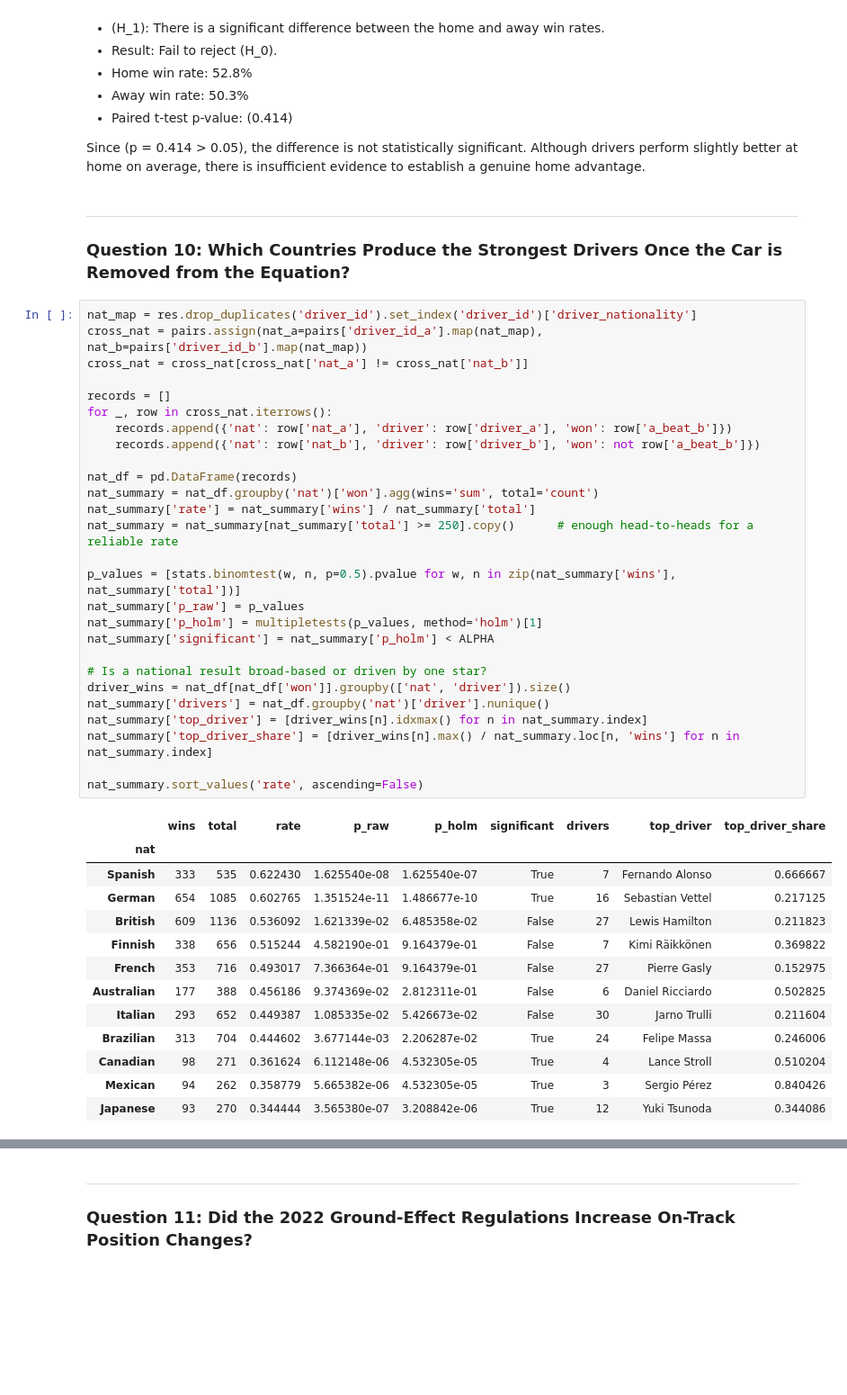
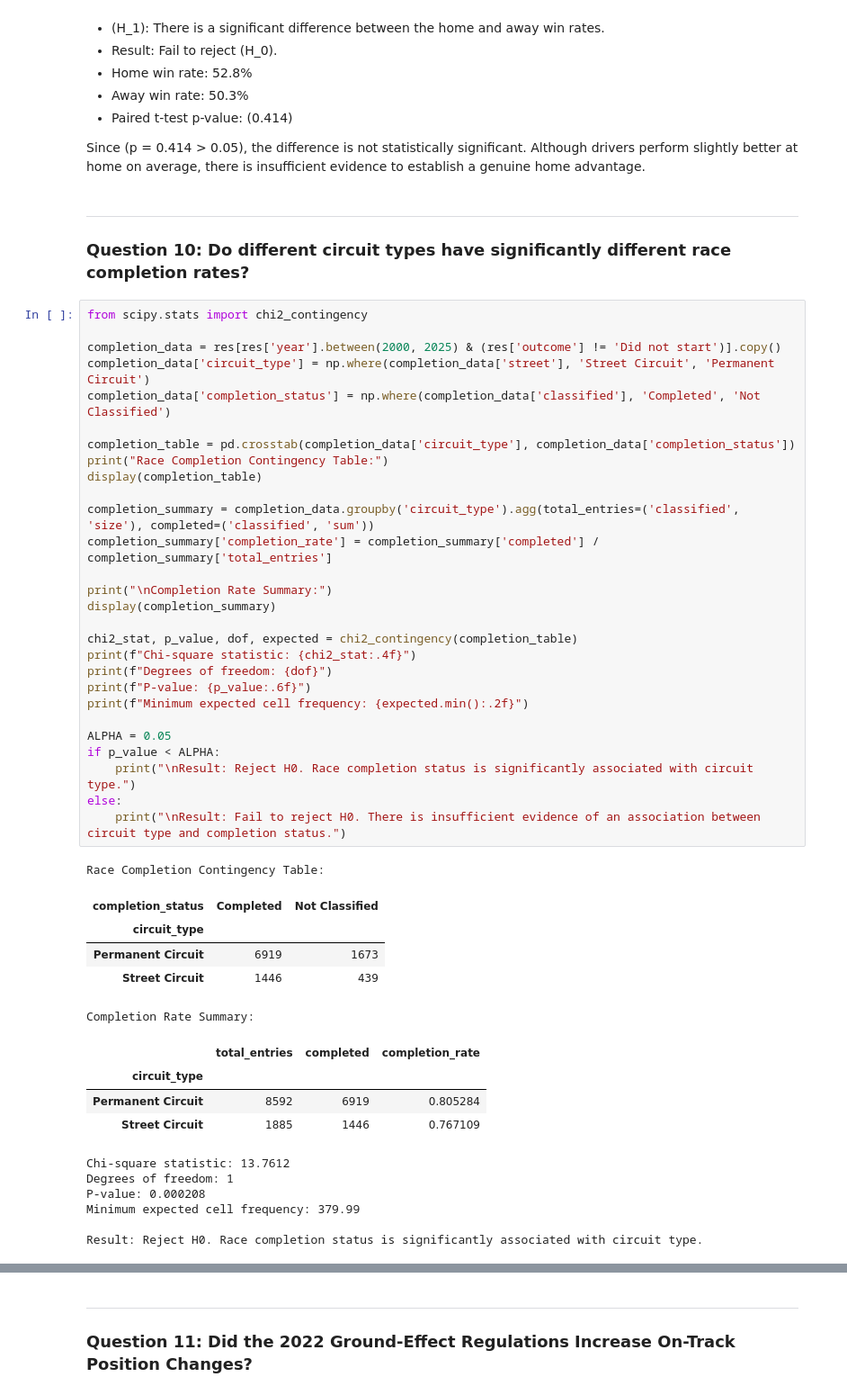
Before and after one commit to ChaitanyaPatnayak/f1_predictionn, a Jupyter notebook: F1_Case_Study_Simplified1.ipynb, the cells around one changed output, grey strips where cells are left out. Shown at 90% size. Saved outputs shown, nothing was run; the diff lists cells and outputs as text; blank space fills up the shorter version.

```diff
--- a/F1_Case_Study_Simplified1.ipynb
+++ b/F1_Case_Study_Simplified1.ipynb
@@ -1177,46 +1173,50 @@ Hypotheses
 Since \(p = 0.414 > 0.05\), the difference is not statistically significant. Although drivers perform slightly better at home on average, there is insufficient evidence to establish a genuine home advantage.
 # %% [markdown]
 ---
-### Question 10: Which Countries Produce the Strongest Drivers Once the Car is Removed from the Equation?
+### Question 10: Do different circuit types have significantly different race completion rates?
 # %%
-nat_map = res.drop_duplicates('driver_id').set_index('driver_id')['driver_nationality']
-cross_nat = pairs.assign(nat_a=pairs['driver_id_a'].map(nat_map), nat_b=pairs['driver_id_b'].map(nat_map))
-cross_nat = cross_nat[cross_nat['nat_a'] != cross_nat['nat_b']]
+from scipy.stats import chi2_contingency
 
-records = []
-for _, row in cross_nat.iterrows():
-    records.append({'nat': row['nat_a'], 'driver': row['driver_a'], 'won': row['a_beat_b']})
-    records.append({'nat': row['nat_b'], 'driver': row['driver_b'], 'won': not row['a_beat_b']})
+completion_data = res[res['year'].between(2000, 2025) & (res['outcome'] != 'Did not start')].copy()
+completion_data['circuit_type'] = np.where(completion_data['street'], 'Street Circuit', 'Permanent Circuit')
+completion_data['completion_status'] = np.where(completion_data['classified'], 'Completed', 'Not Classified')
 
-nat_df = pd.DataFrame(records)
-nat_summary = nat_df.groupby('nat')['won'].agg(wins='sum', total='count')
-nat_summary['rate'] = nat_summary['wins'] / nat_summary['total']
-nat_summary = nat_summary[nat_summary['total'] >= 250].copy()      # enough head-to-heads for a reliable rate
+completion_table = pd.crosstab(completion_data['circuit_type'], completion_data['completion_status'])
+print("Race Completion Contingency Table:")
+display(completion_table)
 
-p_values = [stats.binomtest(w, n, p=0.5).pvalue for w, n in zip(nat_summary['wins'], nat_summary['total'])]
-nat_summary['p_raw'] = p_values
-nat_summary['p_holm'] = multipletests(p_values, method='holm')[1]
-nat_summary['significant'] = nat_summary['p_holm'] < ALPHA
+completion_summary = completion_data.groupby('circuit_type').agg(total_entries=('classified', 'size'), completed=('classified', 'sum'))
+completion_summary['completion_rate'] = completion_summary['completed'] / completion_summary['total_entries']
 
-# Is a national result broad-based or driven by one star?
-driver_wins = nat_df[nat_df['won']].groupby(['nat', 'driver']).size()
-nat_summary['drivers'] = nat_df.groupby('nat')['driver'].nunique()
-nat_summary['top_driver'] = [driver_wins[n].idxmax() for n in nat_summary.index]
-nat_summary['top_driver_share'] = [driver_wins[n].max() / nat_summary.loc[n, 'wins'] for n in nat_summary.index]
+print("\nCompletion Rate Summary:")
+display(completion_summary)
 
-nat_summary.sort_values('rate', ascending=False)
+chi2_stat, p_value, dof, expected = chi2_contingency(completion_table)
+print(f"Chi-square statistic: {chi2_stat:.4f}")
+print(f"Degrees of freedom: {dof}")
+print(f"P-value: {p_value:.6f}")
+print(f"Minimum expected cell frequency: {expected.min():.2f}")
+
+ALPHA = 0.05
+if p_value < ALPHA:
+    print("\nResult: Reject H0. Race completion status is significantly associated with circuit type.")
+else:
+    print("\nResult: Fail to reject H0. There is insufficient evidence of an association between circuit type and completion status.")
 # %% [output]
+Race Completion Contingency Table:
-|  | wins | total | rate | p_raw | p_holm | significant | drivers | top_driver | top_driver_share |
-| nat |  |  |  |  |  |  |  |  |  |
-| Spanish | 333 | 535 | 0.622430 | 1.625540e-08 | 1.625540e-07 | True | 7 | Fernando Alonso | 0.666667 |
-| German | 654 | 1085 | 0.602765 | 1.351524e-11 | 1.486677e-10 | True | 16 | Sebastian Vettel | 0.217125 |
-| British | 609 | 1136 | 0.536092 | 1.621339e-02 | 6.485358e-02 | False | 27 | Lewis Hamilton | 0.211823 |
-| Finnish | 338 | 656 | 0.515244 | 4.582190e-01 | 9.164379e-01 | False | 7 | Kimi Räikkönen | 0.369822 |
-| French | 353 | 716 | 0.493017 | 7.366364e-01 | 9.164379e-01 | False | 27 | Pierre Gasly | 0.152975 |
-| Australian | 177 | 388 | 0.456186 | 9.374369e-02 | 2.812311e-01 | False | 6 | Daniel Ricciardo | 0.502825 |
-| Italian | 293 | 652 | 0.449387 | 1.085335e-02 | 5.426673e-02 | False | 30 | Jarno Trulli | 0.211604 |
-| Brazilian | 313 | 704 | 0.444602 | 3.677144e-03 | 2.206287e-02 | True | 24 | Felipe Massa | 0.246006 |
-| Canadian | 98 | 271 | 0.361624 | 6.112148e-06 | 4.532305e-05 | True | 4 | Lance Stroll | 0.510204 |
-| Mexican | 94 | 262 | 0.358779 | 5.665382e-06 | 4.532305e-05 | True | 3 | Sergio Pérez | 0.840426 |
-| Japanese | 93 | 270 | 0.344444 | 3.565380e-07 | 3.208842e-06 | True | 12 | Yuki Tsunoda | 0.344086 |
+| completion_status | Completed | Not Classified |
+| circuit_type |  |  |
+| Permanent Circuit | 6919 | 1673 |
+| Street Circuit | 1446 | 439 |
+Completion Rate Summary:
+|  | total_entries | completed | completion_rate |
+| circuit_type |  |  |  |
+| Permanent Circuit | 8592 | 6919 | 0.805284 |
+| Street Circuit | 1885 | 1446 | 0.767109 |
+Chi-square statistic: 13.7612
+Degrees of freedom: 1
+P-value: 0.000208
+Minimum expected cell frequency: 379.99
+
+Result: Reject H0. Race completion status is significantly associated with circuit type.
 # %%
```
Also changed, not shown: parts of 4 cells of this notebook.
